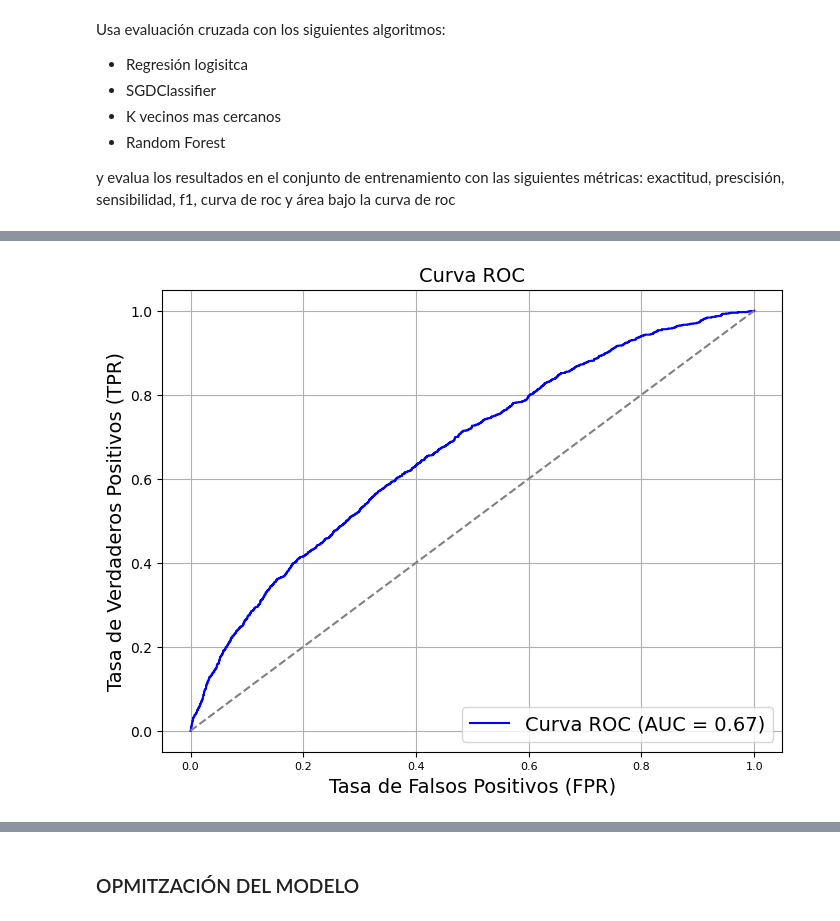
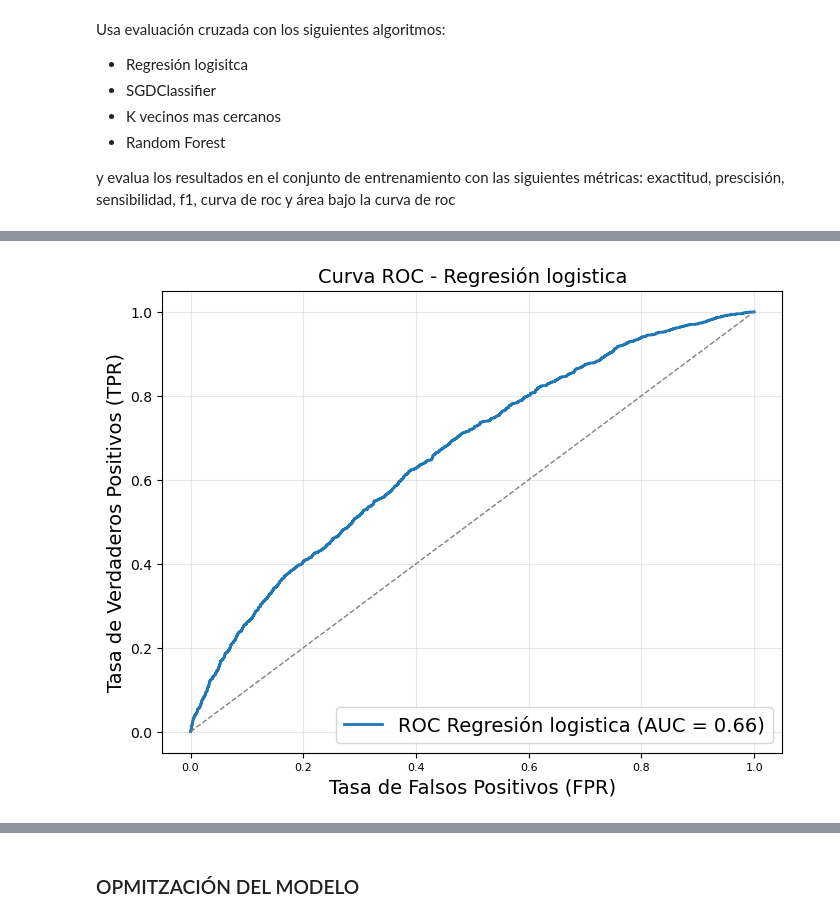
Before and after one commit to Mario-Lopez-Gonzalez/Python_clase, a Jupyter notebook: SAPA/Ejercicios/2_8Ejercicios.ipynb, the cells around one changed output, grey strips where cells are left out. Saved outputs shown, nothing was run; the diff lists cells and outputs as text; code cells hidden in the pictures.

```diff
--- a/SAPA/Ejercicios/2_8Ejercicios.ipynb
+++ b/SAPA/Ejercicios/2_8Ejercicios.ipynb
@@ -322,52 +322,69 @@ Usa evaluación cruzada con los siguientes algoritmos:
 
  y evalua los resultados en el conjunto de entrenamiento con las siguientes métricas: exactitud, prescisión, sensibilidad, f1, curva de roc y área bajo la curva de roc
 # %%
-# Crear el modelo de regresión logística
+models = {
+    "Regresión logistica":LogisticRegression(random_state=42, max_iter=1000),
+    "SGDClassifier":SGDClassifier(random_state=42),
+    "KNN":KNeighborsClassifier(),
+    "Random forest":RandomForestClassifier(random_state=42)
+}
 
-modelo_reg = make_pipeline(preprocessing,LogisticRegression())
+for name, model in models.items():
+    print(f"Entrenando y probando el modelo: {name}")
 
-# Entrenar el modelo
-modelo_reg.fit(X_train, y_train)
+    # Crear pipeline para el modelo
+    pipeline = make_pipeline(preprocessing,model)
 
-# Predecir en el conjunto de entrenamiento
-y_train_pred = modelo_reg.predict(X_train)
+    # Entrenar el modelo
+    pipeline.fit(X_train, y_train)
 
-# Predecir probabilidades
-y_train_prob = modelo_reg.predict_proba(X_train)[:, 1]
+    # Evaluación cruzada
+    y_train_pred = cross_val_predict(pipeline, X_train, y_train, cv=3)
 
-# Calcular la exactitud
-train_accuracy_reg = accuracy_score(y_train, y_train_pred)
+    # Calcular la exactitud
+    train_accuracy = accuracy_score(y_train, y_train_pred)
 
-# Calcular la precision
-train_precision_reg = precision_score(y_train, y_train_pred)
+    # Calcular la precision
+    train_precision = precision_score(y_train, y_train_pred)
 
-# Calcular la sensibildiad
-train_recall_reg = recall_score(y_train, y_train_pred)
+    # Calcular la sensibildiad
+    train_recall = recall_score(y_train, y_train_pred)
 
-# Calcular el F-1
-train_f1_reg = f1_score(y_train, y_train_pred)
+    # Calcular el F-1
+    train_f1 = f1_score(y_train, y_train_pred)
 
-# Calcular la curva de ROC
-fpr, tpr, thresholds = roc_curve(y_train, y_train_prob)
+    # Calcular el area bajo la curva de ROC
+    train_roc_reg = roc_auc_score(y_train, y_train_pred)
 
-# Calcular el area bajo la curva de ROC
-train_roc_reg = roc_auc_score(y_train, y_train_prob)
+    # Mostrar resultados
+    print(f'Exactitud en el conjunto de entrenamiento: {train_accuracy:.2f}')
+    print(f'Precisión en el conjunto de entrenamiento: {train_precision:.2f}')
+    print(f'Sensibilidad en el conjunto de entrenamiento: {train_recall:.2f}')
+    print(f'F1-Score en el conjunto de entrenamiento: {train_f1:.2f}')
 
-# Mostrar resultados
-print(f'Exactitud en el conjunto de entrenamiento: {train_accuracy_reg:.2f}')
-print(f'Precisión en el conjunto de entrenamiento: {train_precision_reg:.2f}')
-print(f'Sensibilidad en el conjunto de entrenamiento: {train_recall_reg:.2f}')
-print(f'F1-Score en el conjunto de entrenamiento: {train_f1_reg:.2f}')
-print(f'Área bajo la curva ROC en el conjunto de entrenamiento: {train_roc_reg:.2f}')
+    # Evaluación cruzada para probabilidades
+    if hasattr(model, 'decision_function'):
+        y_train_proba = cross_val_predict(pipeline, X_train, y_train, cv=3, method='decision_function')
+    else:
+        print(f"{name} no soporta decision_function. Se omite cálculo de ROC.")
+        print("")
+        continue
 
-# Graficar la Curva ROC
-plt.figure(figsize=(8, 6))
-plt.plot(fpr, tpr, color='blue', label=f'Curva ROC (AUC = {train_roc_reg:.2f})')
-plt.plot([0, 1], [0, 1], color='gray', linestyle='--')  # Línea diagonal de referencia
-plt.xlabel('Tasa de Falsos Positivos (FPR)')
-plt.ylabel('Tasa de Verdaderos Positivos (TPR)')
-plt.title('Curva ROC')
-plt.legend(loc="lower right")
-plt.grid(True)
-plt.show()
+    # Calcular la curva ROC
+    fpr, tpr, thresholds = roc_curve(y_train, y_train_proba)
+    roc_auc = roc_auc_score(y_train, y_train_proba)
+
+    # Graficar la curva ROC
+    plt.figure(figsize=(8, 6))
+    plt.plot(fpr, tpr, label=f'ROC {name} (AUC = {roc_auc:.2f})', lw=2)
+    plt.plot([0, 1], [0, 1], color='gray', linestyle='--', lw=1)  # Línea de referencia
+    plt.xlabel('Tasa de Falsos Positivos (FPR)')
+    plt.ylabel('Tasa de Verdaderos Positivos (TPR)')
+    plt.title(f'Curva ROC - {name}')
+    plt.legend(loc='lower right')
+    plt.grid(alpha=0.3)
+    plt.show()
+
+    print(f'Área bajo la curva ROC: {roc_auc:.2f}')
+    print("")
 # %% [output]
@@ -379 +396 @@ F1-Score en el conjunto de entrenamiento: 0.05
-[figure, old version]
+[figure, new version]
```
Also changed, not shown: parts of 14 cells of this notebook, 2 other files.
